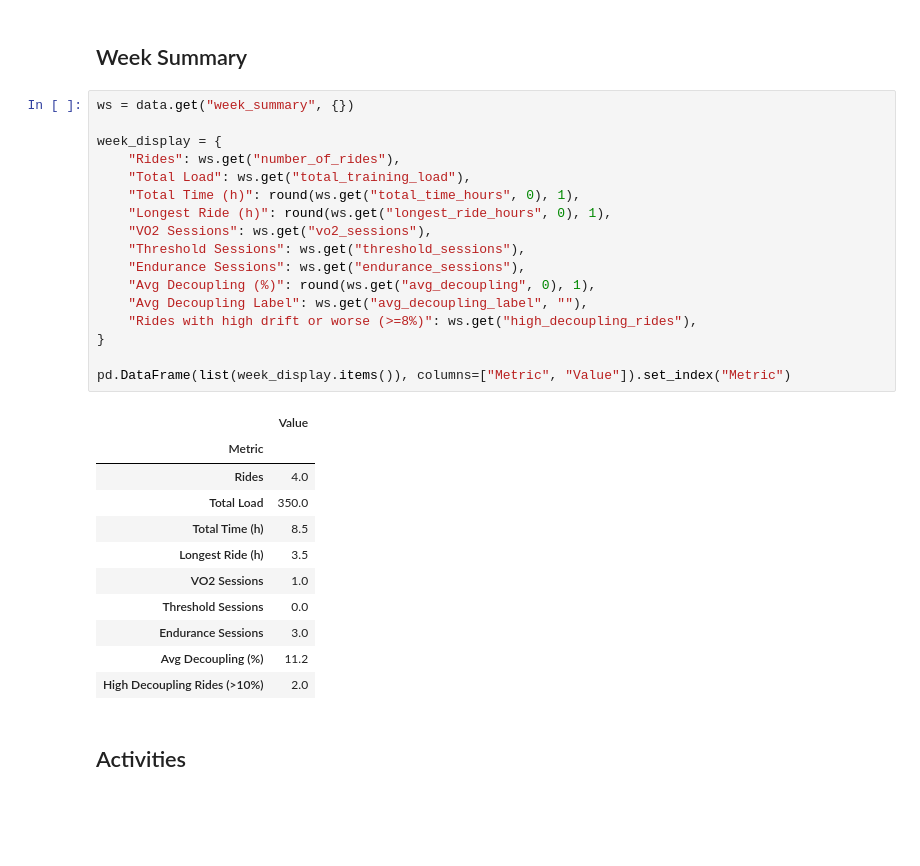
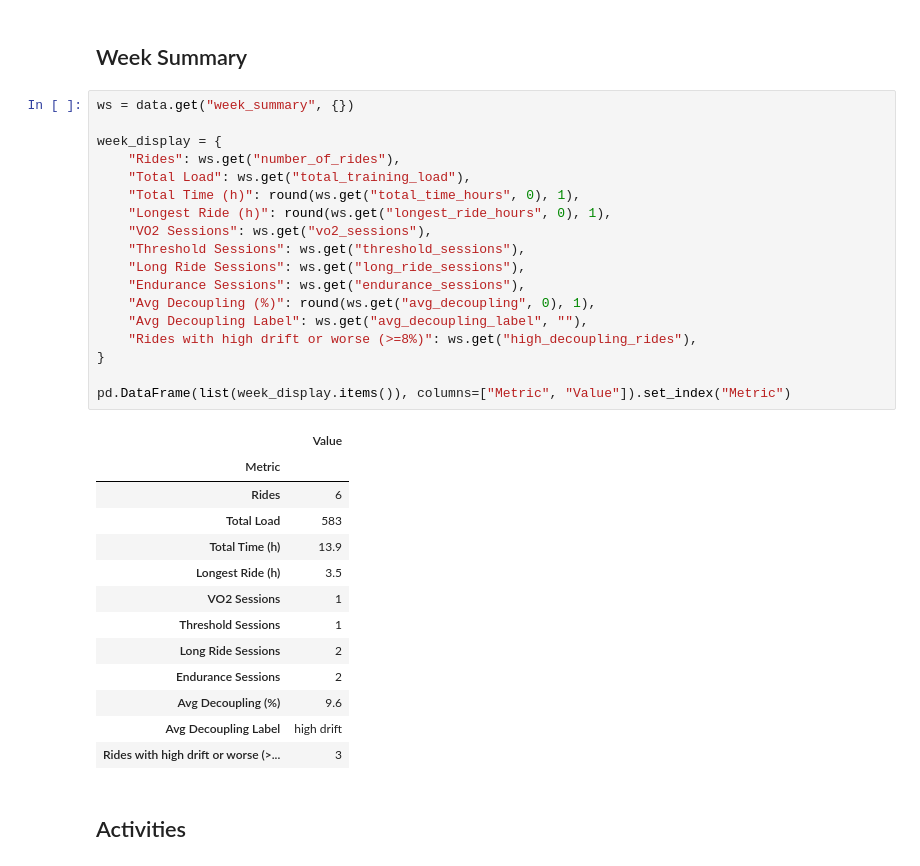
Before and after one commit to rbrands/intervals-icu-sync, a Jupyter notebook: notebooks/week_summary.ipynb, the cells around one changed output. Drawn from its saved outputs; the diff is of its cells as text; blank space fills up the shorter version.

```diff
--- a/notebooks/week_summary.ipynb
+++ b/notebooks/week_summary.ipynb
@@ -76,32 +76,35 @@ pd.DataFrame(list(metrics_display.items()), columns=["Metric", "Value"]).set_ind
 # %%
 ws = data.get("week_summary", {})
 
 week_display = {
     "Rides": ws.get("number_of_rides"),
     "Total Load": ws.get("total_training_load"),
     "Total Time (h)": round(ws.get("total_time_hours", 0), 1),
     "Longest Ride (h)": round(ws.get("longest_ride_hours", 0), 1),
     "VO2 Sessions": ws.get("vo2_sessions"),
     "Threshold Sessions": ws.get("threshold_sessions"),
+    "Long Ride Sessions": ws.get("long_ride_sessions"),
     "Endurance Sessions": ws.get("endurance_sessions"),
     "Avg Decoupling (%)": round(ws.get("avg_decoupling", 0), 1),
     "Avg Decoupling Label": ws.get("avg_decoupling_label", ""),
     "Rides with high drift or worse (>=8%)": ws.get("high_decoupling_rides"),
 }
 
 pd.DataFrame(list(week_display.items()), columns=["Metric", "Value"]).set_index("Metric")
 # %% [output]
 |  | Value |
 | Metric |  |
-| Rides | 4.0 |
-| Total Load | 350.0 |
-| Total Time (h) | 8.5 |
+| Rides | 6 |
+| Total Load | 583 |
+| Total Time (h) | 13.9 |
 | Longest Ride (h) | 3.5 |
-| VO2 Sessions | 1.0 |
-| Threshold Sessions | 0.0 |
-| Endurance Sessions | 3.0 |
-| Avg Decoupling (%) | 11.2 |
-| High Decoupling Rides (>10%) | 2.0 |
+| VO2 Sessions | 1 |
+| Threshold Sessions | 1 |
+| Long Ride Sessions | 2 |
+| Endurance Sessions | 2 |
+| Avg Decoupling (%) | 9.6 |
+| Avg Decoupling Label | high drift |
+| Rides with high drift or worse (>... | 3 |
 # %% [markdown]
 ## Activities
 # %%
```
Also changed, not shown: parts of 7 cells of this notebook, 3 other files.
